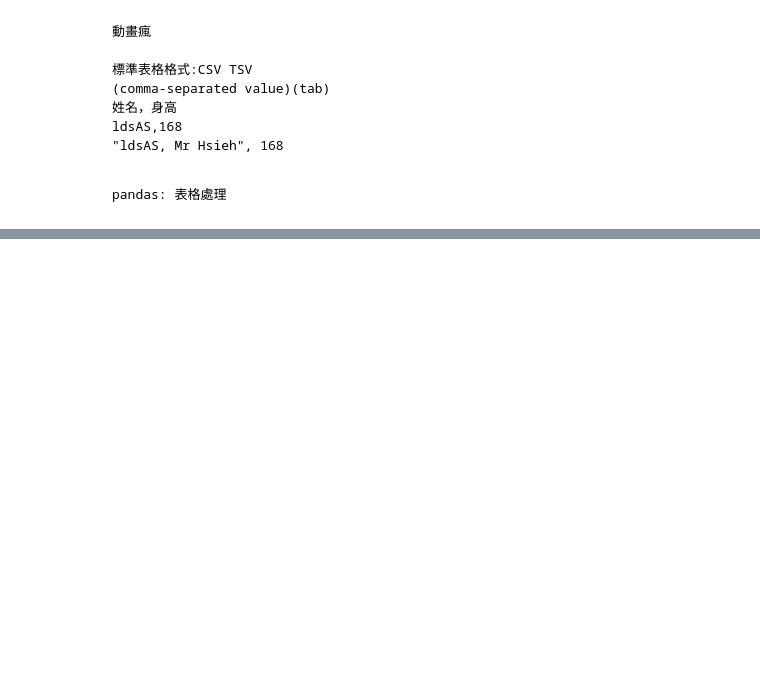
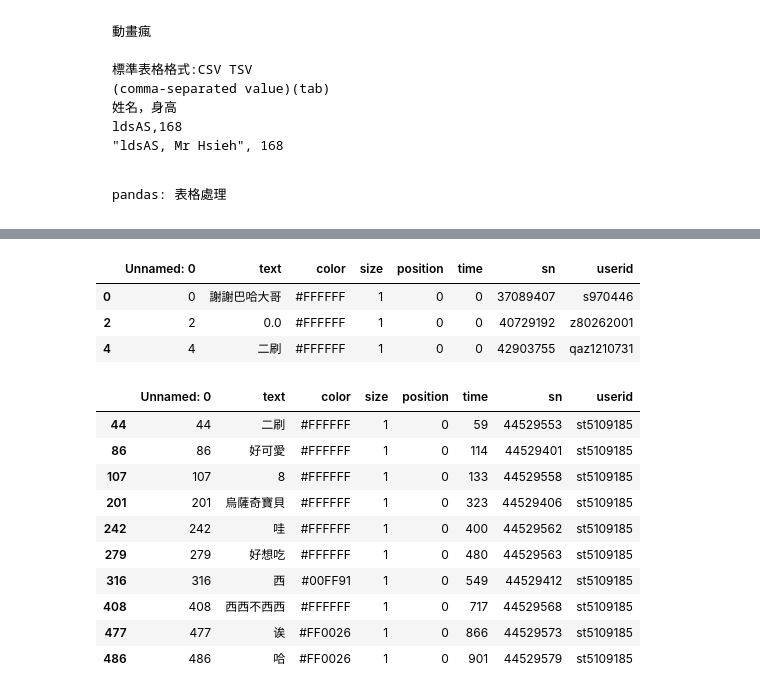
Before and after one commit to ldsAS/Tibame-AI-Learning, a Jupyter notebook: Tibame20250417.ipynb, the cells around one changed output, grey strips where cells are left out. Saved outputs shown, nothing was run; the diff lists cells and outputs as text; code cells hidden in the pictures; blank space fills up the shorter version.

```diff
--- a/Tibame20250417.ipynb
+++ b/Tibame20250417.ipynb
@@ -281,0 +327,28 @@ table.to_csv("chiikawa.tsv", sep="\t", encoding="utf-8")
+# %%
+# pandas必會 1. 篩選
+# 帶入跟你資料筆數一樣多的true/false
+# demo
+fil = [True, False, True, False, True]
+df.head(5)[fil]
+# %% [output]
+|  | Unnamed: 0 | text | color | size | position | time | sn | userid |
+| 0 | 0 | 謝謝巴哈大哥 | #FFFFFF | 1 | 0 | 0 | 37089407 | s970446 |
+| 2 | 2 | 0.0 | #FFFFFF | 1 | 0 | 0 | 40729192 | z80262001 |
+| 4 | 4 | 二刷 | #FFFFFF | 1 | 0 | 0 | 42903755 | qaz1210731 |
+# %%
+# 過濾
+check = "st5109185"
+fil = df["userid"] == check
+df[fil]
+# %% [output]
+|  | Unnamed: 0 | text | color | size | position | time | sn | userid |
+| 44 | 44 | 二刷 | #FFFFFF | 1 | 0 | 59 | 44529553 | st5109185 |
+| 86 | 86 | 好可愛 | #FFFFFF | 1 | 0 | 114 | 44529401 | st5109185 |
+| 107 | 107 | 8 | #FFFFFF | 1 | 0 | 133 | 44529558 | st5109185 |
+| 201 | 201 | 烏薩奇寶貝 | #FFFFFF | 1 | 0 | 323 | 44529406 | st5109185 |
+| 242 | 242 | 哇 | #FFFFFF | 1 | 0 | 400 | 44529562 | st5109185 |
+| 279 | 279 | 好想吃 | #FFFFFF | 1 | 0 | 480 | 44529563 | st5109185 |
+| 316 | 316 | 西 | #00FF91 | 1 | 0 | 549 | 44529412 | st5109185 |
+| 408 | 408 | 西西不西西 | #FFFFFF | 1 | 0 | 717 | 44529568 | st5109185 |
+| 477 | 477 | 诶 | #FF0026 | 1 | 0 | 866 | 44529573 | st5109185 |
+| 486 | 486 | 哈 | #FF0026 | 1 | 0 | 901 | 44529579 | st5109185 |
```
Also changed, not shown: parts of 5 cells of this notebook.
